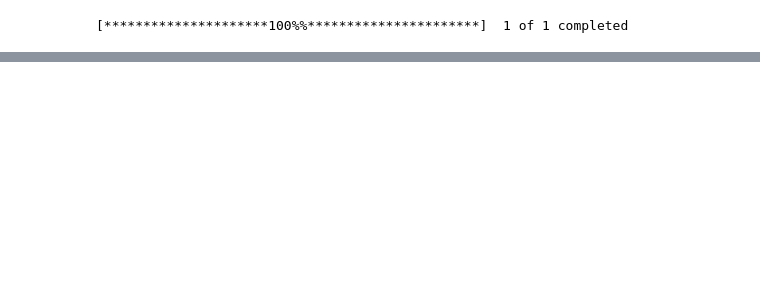
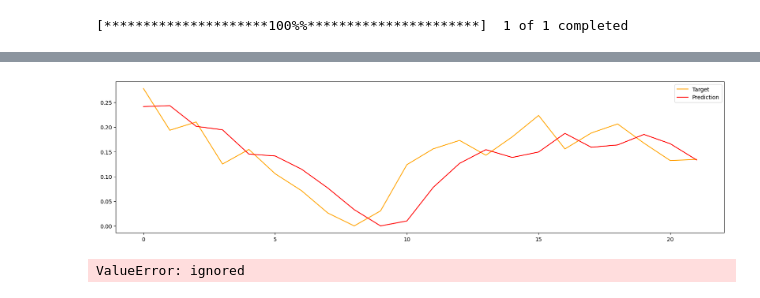
Before and after one commit to Kharazmigroup/forexprj, a Jupyter notebook: RNN2Forex.ipynb, the cells around one changed output, grey strips where cells are left out. Drawn from its saved outputs; the diff is of its cells as text; code cells hidden in the pictures; blank space fills up the shorter version.

```diff
--- a/RNN2Forex.ipynb
+++ b/RNN2Forex.ipynb
@@ -426,3 +426,4 @@ df_stock = yf.download('EURUSD=X', start='2000-01-01', end='2023-10-14',interval
 [*********************100%%**********************]  1 of 1 completed
 # %%
 weekly_data = normalize_data(df_stock)
+monthly_data = normalize_data(df_stock_month)
@@ -429,5 +442,6 @@ weekly_data = normalize_data(df_stock)
 # %%
 column_indices,train_df_week,val_df_week,test_df_week = spilitData(weekly_data)
+column_indices_month,train_df_month,val_df_month,test_df_month = spilitData(monthly_data)
 # %%
 multi_window_week = WindowGenerator(input_width=n_steps,
                                label_width=1,
@@ -445,0 +507,5 @@ plot_target_predict(test_labels,predictions)
+# %%
+predictions_month = feedback_model.predict(multi_window_month.test)
+test_inputs_month,test_labels_month = get_input_Labels(multi_window_month.test)
+plot_target_predict(test_labels_month,predictions_month)
+# %% [output]
@@ -446,3 +513,11 @@ plot_target_predict(test_labels,predictions)
+[figure, added]
+# %%
+ensemble_predictions = (predictions_week. + predictions_month + predictions) / 3
+dates = predictions.index
+# Create a new DataFrame for ensemble predictions with the same date index
+ensemble_df = pd.DataFrame(ensemble_predictions, index=dates, columns=["Ensemble Prediction"])
+# %% [output]
+ValueError: ignored
 # %%
 def future_data(start_date,num_days):
   data = {
```
Also changed, not shown: parts of 32 cells of this notebook.
